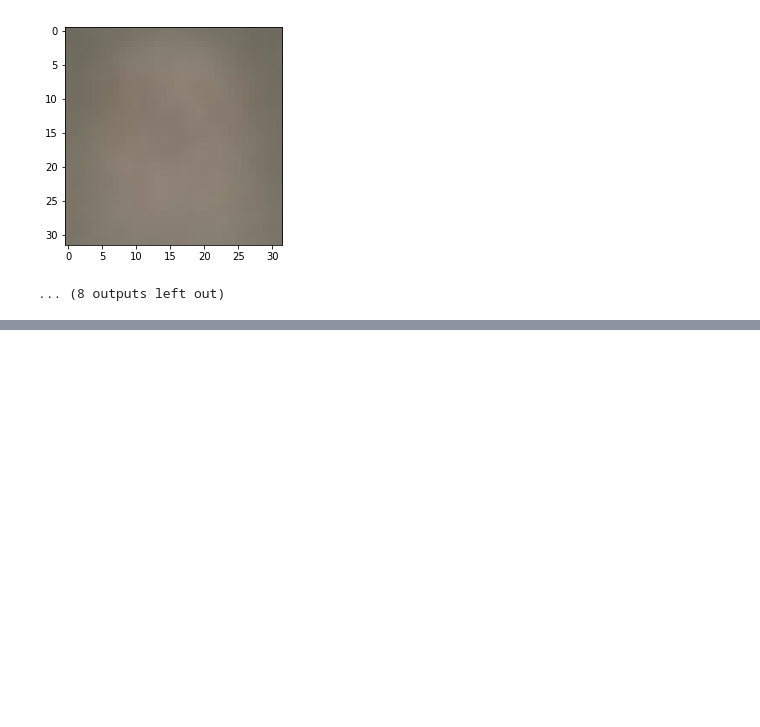
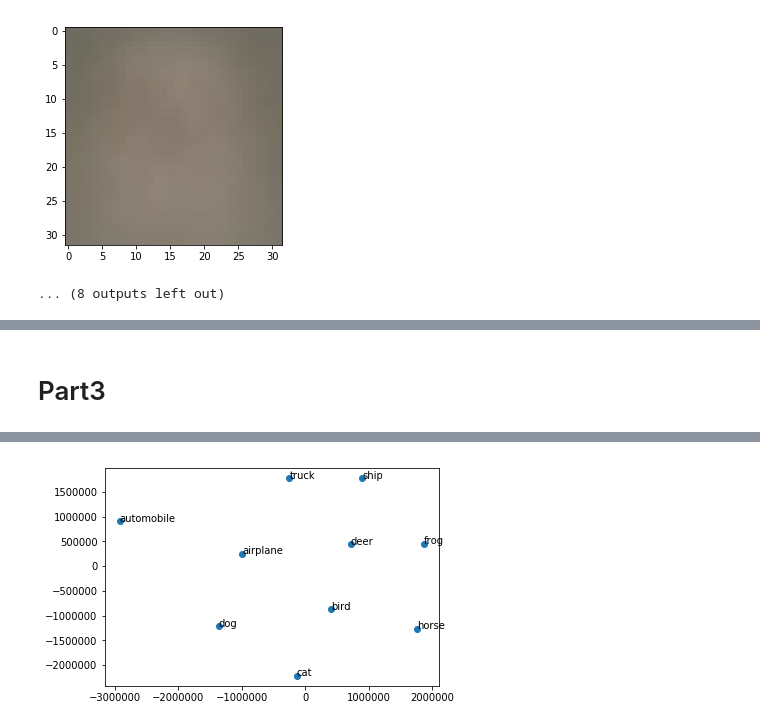
Before and after one commit to virajbhalala/CS498AppliedMachineLearning, a Jupyter notebook: CIFAR_Image_PCA/CIFAR_PCA.ipynb, the cells around one changed output, grey strips where cells are left out. Cells and saved outputs as stored; diff of their text form; code cells hidden in the pictures; blank space fills up the shorter version.

```diff
--- a/CIFAR_Image_PCA/CIFAR_PCA.ipynb
+++ b/CIFAR_Image_PCA/CIFAR_PCA.ipynb
@@ -219,0 +202,31 @@ pd.DataFrame(similarities)
+# %% [markdown]
+# Part3
+# %%
+pcaError = np.zeros((10,10))
+for i in range(0,10):
+    for j in range(i,10):
+        group = groups.get_group(i)
+        grp =group.drop("labels", axis=1).reset_index(drop=True)
+
+        #get PCA of A
+        pca = PCA(n_components=20)
+        pca.fit(grp)
+
+        component = pca.transform(grp)
+        inv = pd.DataFrame(pca.inverse_transform(component))
+        error = int(np.square(grp-inv).sum(axis=1).mean())
+        pcaError[i][j] = error
+        #mirror diagonally
+        pcaError[j][i] = error
+
+display(pd.DataFrame(pcaError))
+
+mds = MDS(n_components=2, random_state=1, dissimilarity="precomputed", n_jobs=1)
+pos = mds.fit(pcaError).embedding_
+plt.figure()
+plt.scatter(pos[:,0], pos[:,1])
+for i in range (0,10):
+    xy=(pos[i][0],pos[i][1])
+    plt.annotate(categories[i],xy)
+plt.show()
+# %% [output]
@@ -219,0 +244 @@ pd.DataFrame(similarities)
+[figure, added]
```
Also changed, not shown: parts of 17 cells of this notebook.
